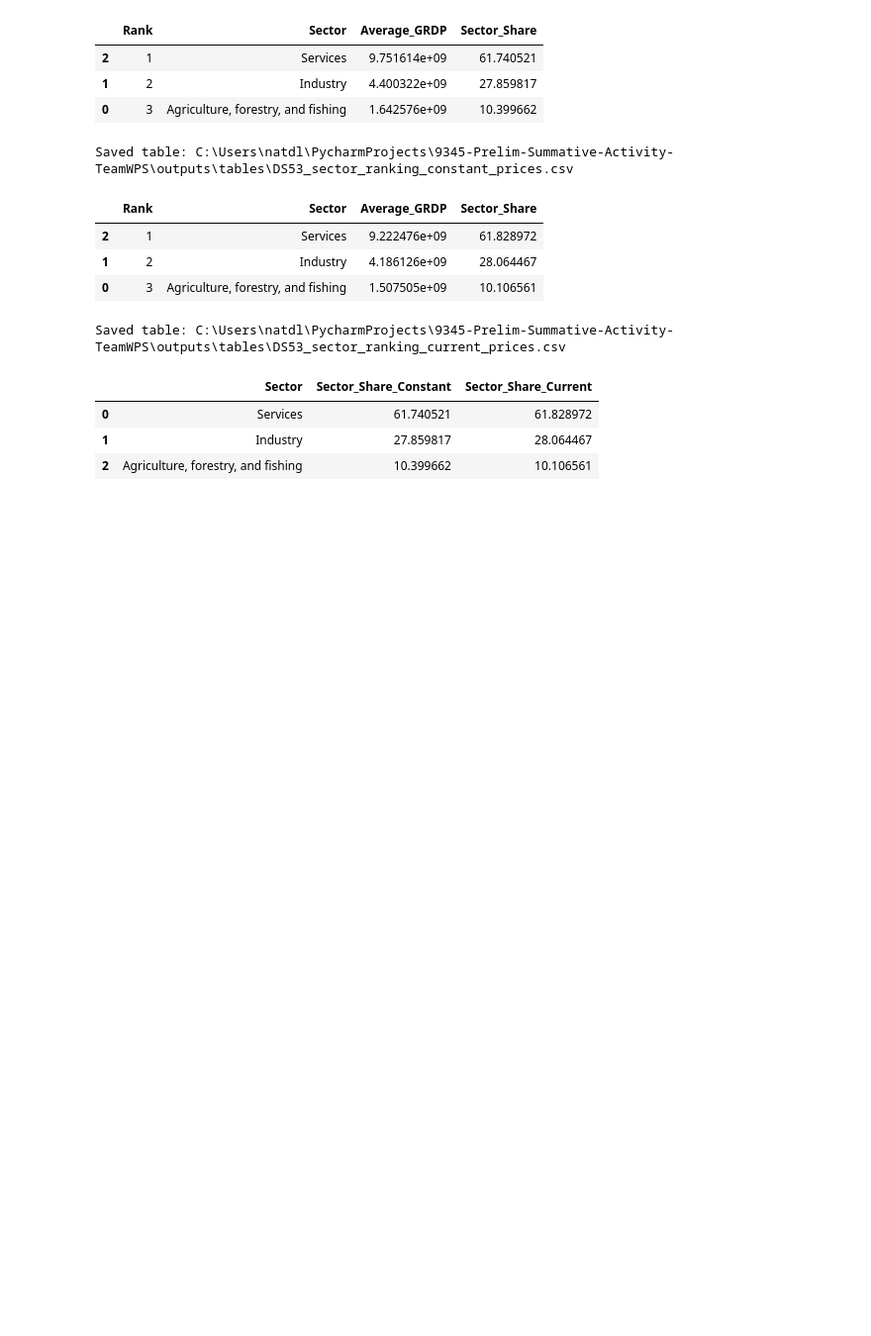
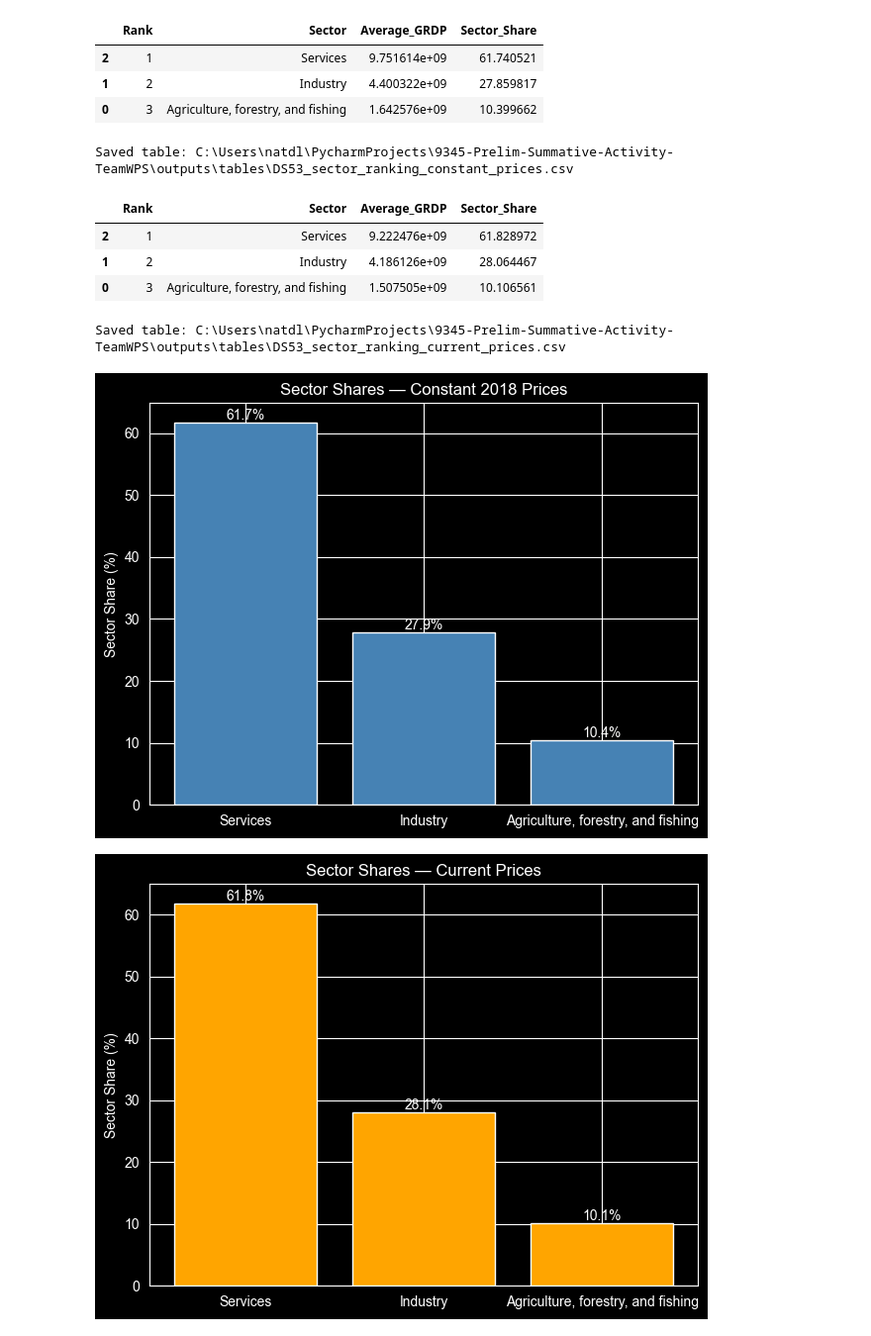
Before and after one commit to Llena-Anthony/9345-Prelim-Summative-Activity-TeamWPS, a Jupyter notebook: 04_Analysis/DS53_Sectoral_Dominance/DS53_sectoral_dominance.ipynb, the cells around one changed output. Shown at 99% size. Saved outputs shown, nothing was run; the diff lists cells and outputs as text; code cells hidden in the pictures; blank space fills up the shorter version.

Commit message:
DS53: Now generates bar charts instead of pie charts for shares

```diff
--- a/04_Analysis/DS53_Sectoral_Dominance/DS53_sectoral_dominance.ipynb
+++ b/04_Analysis/DS53_Sectoral_Dominance/DS53_sectoral_dominance.ipynb
@@ -120,15 +122,17 @@ print("Saved table:", OUT_TABLES / "DS53_sector_ranking_constant_prices.csv")
 Saved table: C:\Users\natdl\PycharmProjects\9345-Prelim-Summative-Activity-TeamWPS\outputs\tables\DS53_sector_ranking_constant_prices.csv
 # %%
 # ==========================================================
-# CURRENT PRICES: SECTOR SHARE + RANKING
+# CURRENT PRICES: SECTOR AVERAGE, SECTOR SHARE + RANKING
 # ==========================================================
-
-total_avg_current = sector_avg_current["Average_GRDP"].sum()
-
-sector_avg_current["Sector_Share"] = (sector_avg_current["Average_GRDP"] / total_avg_current) * 100
-sector_avg_current["Rank"] = range(1, len(sector_avg_current) + 1)
-
-sector_ranking_current = sector_avg_current[["Rank", "Sector", "Average_GRDP", "Sector_Share"]]
+sector_ranking_current = (
+    df2_current.groupby("Main_Sector", as_index=False)["Total_GRDP"]
+    .mean()
+    .rename(columns={"Main_Sector": "Sector", "Total_GRDP": "Average_GRDP"})
+    .sort_values(by="Average_GRDP", ascending=False)
+)
+sector_ranking_current["Sector_Share"] = (sector_ranking_current["Average_GRDP"] / sector_ranking_current["Average_GRDP"].sum()) * 100
+sector_ranking_current["Rank"] = range(1, len(sector_ranking_current) + 1)
+sector_ranking_current = sector_ranking_current[["Rank", "Sector", "Average_GRDP", "Sector_Share"]]
 
 display(sector_ranking_current)
 # %% [output]
@@ -151,25 +155,28 @@ print("Saved table:", OUT_TABLES / "DS53_sector_ranking_current_prices.csv")
 Saved table: C:\Users\natdl\PycharmProjects\9345-Prelim-Summative-Activity-TeamWPS\outputs\tables\DS53_sector_ranking_current_prices.csv
 # %%
 # ==========================================================
-# PREPARE COMPARISON DATASET FOR VISUALIZATIONS
+# VISUALIZATION: SIMPLE BAR CHARTS WITH PERCENTAGES
 # ==========================================================
 
-share_constant = sector_ranking_constant[["Sector", "Sector_Share"]].copy()
-share_current = sector_ranking_current[["Sector", "Sector_Share"]].copy()
+import matplotlib.pyplot as plt
 
-share_compare = pd.merge(
-    share_constant,
-    share_current,
-    on="Sector",
-    suffixes=("_Constant", "_Current")
-)
+bars = plt.bar(sector_ranking_constant["Sector"], sector_ranking_constant["Sector_Share"], color='steelblue')
+plt.title("Sector Shares — Constant 2018 Prices")
+plt.ylabel("Sector Share (%)")
+for bar in bars:
+    plt.text(bar.get_x() + bar.get_width()/2, bar.get_height(), f"{bar.get_height():.1f}%", ha='center', va='bottom')
+plt.tight_layout()
+plt.savefig(OUT_FIGS / "DS53_sector_share_constant_prices_bar.png", dpi=300)
+plt.show()
 
-# Sort by constant sector share
-share_compare = share_compare.sort_values(by="Sector_Share_Constant", ascending=False)
-
-display(share_compare)
+bars = plt.bar(sector_ranking_current["Sector"], sector_ranking_current["Sector_Share"], color='orange')
+plt.title("Sector Shares — Current Prices")
+plt.ylabel("Sector Share (%)")
+for bar in bars:
+    plt.text(bar.get_x() + bar.get_width()/2, bar.get_height(), f"{bar.get_height():.1f}%", ha='center', va='bottom')
+plt.tight_layout()
+plt.savefig(OUT_FIGS / "DS53_sector_share_current_prices_bar.png", dpi=300)
+plt.show()
 # %% [output]
-|  | Sector | Sector_Share_Constant | Sector_Share_Current |
-| 0 | Services | 61.740521 | 61.828972 |
-| 1 | Industry | 27.859817 | 28.064467 |
-| 2 | Agriculture, forestry, and fishing | 10.399662 | 10.106561 |
+[figure, added]
+[figure, added]
```
Also changed, not shown: parts of 2 cells of this notebook, 2 other files.
